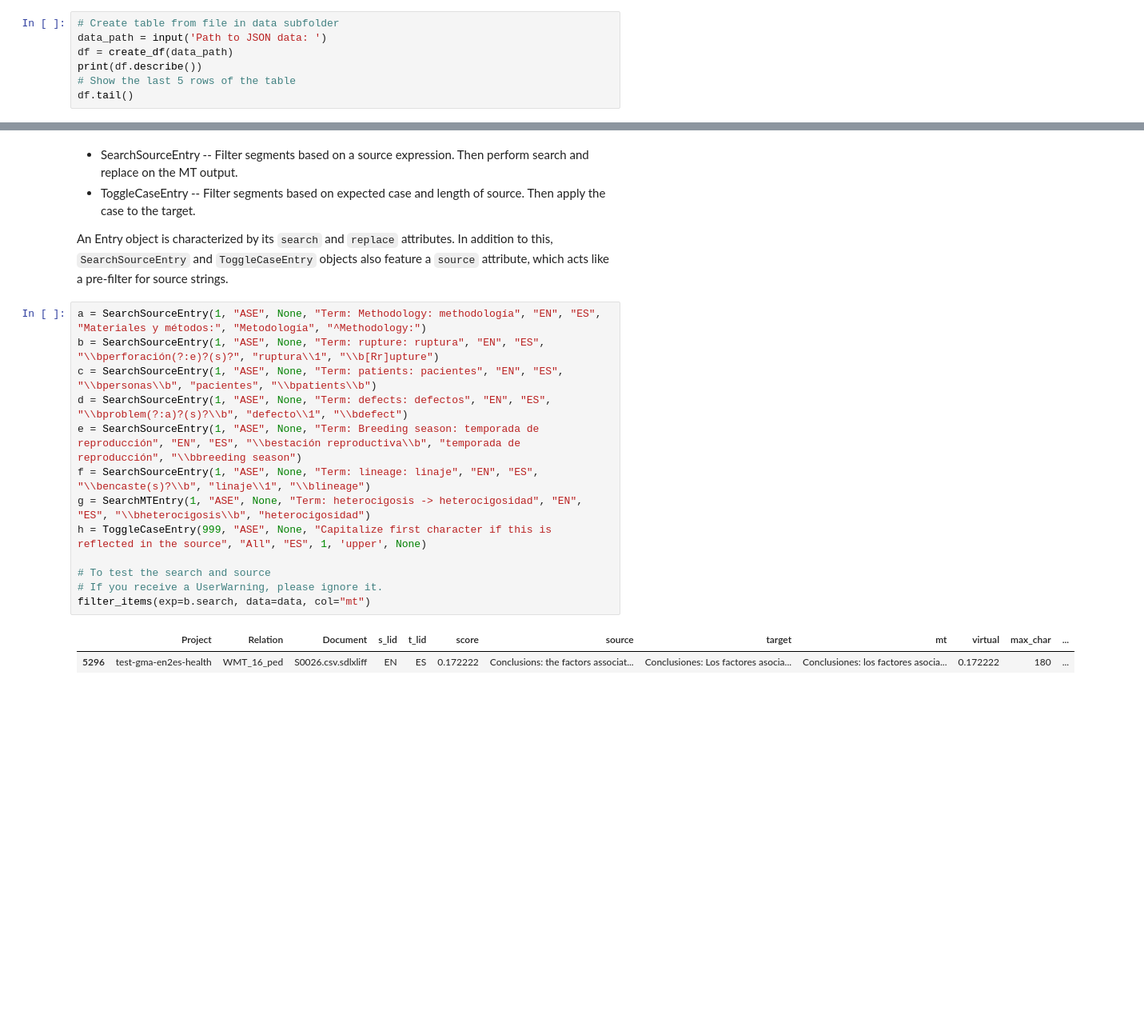
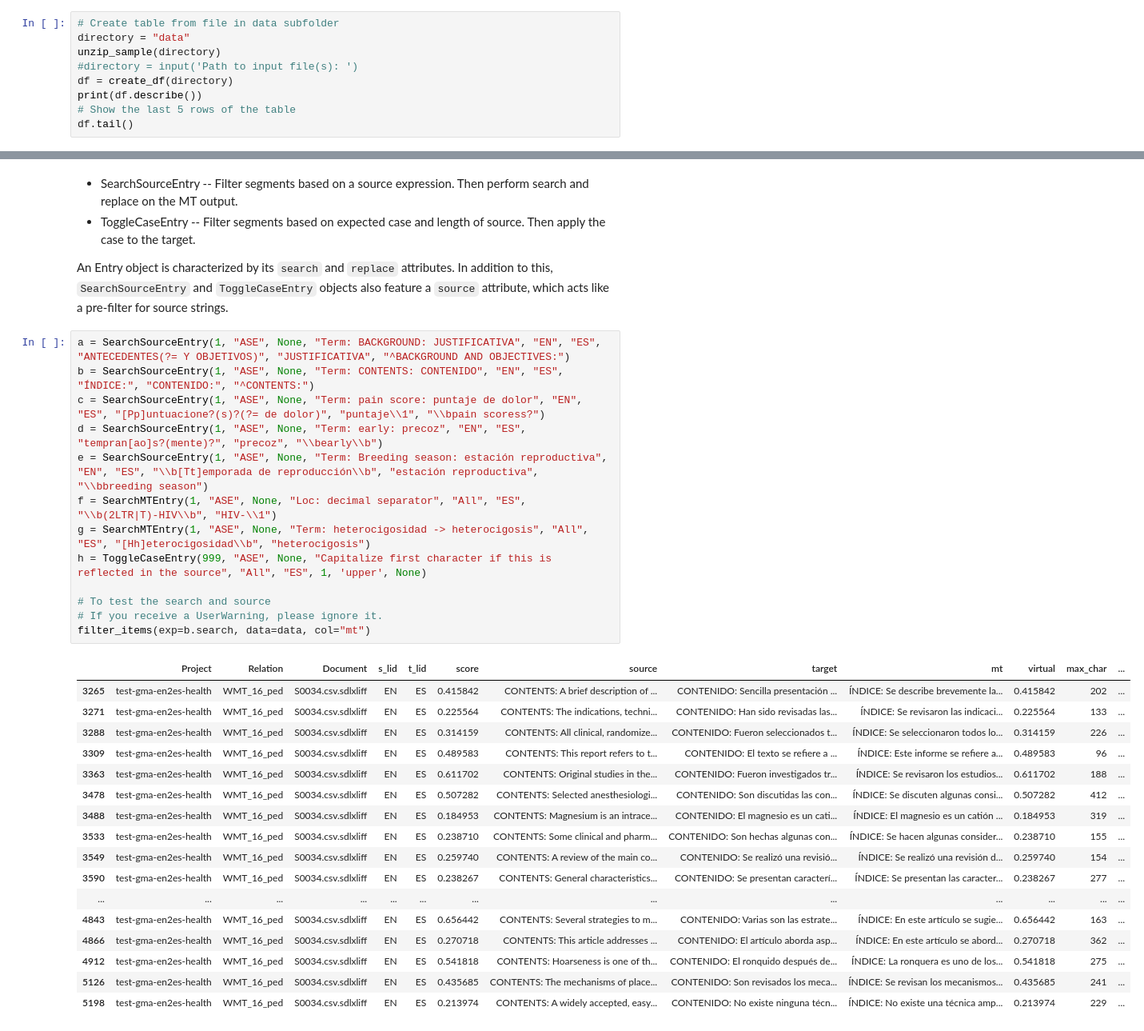
Before and after one commit to SeeligA/ped_reader, a Jupyter notebook: ped_reader_nb.ipynb, the cells around one changed output, grey strips where cells are left out. Shown: that part at 80% size. Cells and saved outputs as stored; diff of their text form; blank space fills up the shorter version.

```diff
--- a/ped_reader_nb.ipynb
+++ b/ped_reader_nb.ipynb
@@ -30,7 +38,9 @@ First, we will create a table by iterating over the JSON files contained in the
 # %%
 # Create table from file in data subfolder
-data_path = input('Path to JSON data: ')
-df = create_df(data_path)
+directory = "data"
+unzip_sample(directory)
+#directory = input('Path to input file(s): ')
+df = create_df(directory)
 print(df.describe())
 # Show the last 5 rows of the table
 df.tail()
@@ -171,21 +183,36 @@ First, we will create a number a rules to find and replace incorrect terms. In t
 
 An Entry object is characterized by its `search` and `replace` attributes. In addition to this, `SearchSourceEntry` and `ToggleCaseEntry` objects also feature a `source` attribute, which acts like a pre-filter for source strings.
 # %%
-a = SearchSourceEntry(1, "ASE", None, "Term: Methodology: methodología", "EN", "ES", "Materiales y métodos:", "Metodología", "^Methodology:")
-b = SearchSourceEntry(1, "ASE", None, "Term: rupture: ruptura", "EN", "ES", "\\bperforación(?:e)?(s)?", "ruptura\\1", "\\b[Rr]upture")
-c = SearchSourceEntry(1, "ASE", None, "Term: patients: pacientes", "EN", "ES", "\\bpersonas\\b", "pacientes", "\\bpatients\\b")
-d = SearchSourceEntry(1, "ASE", None, "Term: defects: defectos", "EN", "ES", "\\bproblem(?:a)?(s)?\\b", "defecto\\1", "\\bdefect")
-e = SearchSourceEntry(1, "ASE", None, "Term: Breeding season: temporada de reproducción", "EN", "ES", "\\bestación reproductiva\\b", "temporada de reproducción", "\\bbreeding season")
-f = SearchSourceEntry(1, "ASE", None, "Term: lineage: linaje", "EN", "ES", "\\bencaste(s)?\\b", "linaje\\1", "\\blineage")
-g = SearchMTEntry(1, "ASE", None, "Term: heterocigosis -> heterocigosidad", "EN", "ES", "\\bheterocigosis\\b", "heterocigosidad")
+a = SearchSourceEntry(1, "ASE", None, "Term: BACKGROUND: JUSTIFICATIVA", "EN", "ES", "ANTECEDENTES(?= Y OBJETIVOS)", "JUSTIFICATIVA", "^BACKGROUND AND OBJECTIVES:")
+b = SearchSourceEntry(1, "ASE", None, "Term: CONTENTS: CONTENIDO", "EN", "ES", "ÍNDICE:", "CONTENIDO:", "^CONTENTS:")
+c = SearchSourceEntry(1, "ASE", None, "Term: pain score: puntaje de dolor", "EN", "ES", "[Pp]untuacione?(s)?(?= de dolor)", "puntaje\\1", "\\bpain scoress?")
+d = SearchSourceEntry(1, "ASE", None, "Term: early: precoz", "EN", "ES", "tempran[ao]s?(mente)?", "precoz", "\\bearly\\b")
+e = SearchSourceEntry(1, "ASE", None, "Term: Breeding season: estación reproductiva", "EN", "ES", "\\b[Tt]emporada de reproducción\\b", "estación reproductiva", "\\bbreeding season")
+f = SearchMTEntry(1, "ASE", None, "Loc: decimal separator", "All", "ES", "\\b(2LTR|T)-HIV\\b", "HIV-\\1")
+g = SearchMTEntry(1, "ASE", None, "Term: heterocigosidad -> heterocigosis", "All", "ES", "[Hh]eterocigosidad\\b", "heterocigosis")
 h = ToggleCaseEntry(999, "ASE", None, "Capitalize first character if this is reflected in the source", "All", "ES", 1, 'upper', None)
 
 # To test the search and source
 # If you receive a UserWarning, please ignore it.
 filter_items(exp=b.search, data=data, col="mt")
 # %% [output]
 |  | Project | Relation | Document | s_lid | t_lid | score | source | target | mt | virtual | max_char | ... |
-| 5296 | test-gma-en2es-health | WMT_16_ped | S0026.csv.sdlxliff | EN | ES | 0.172222 | Conclusions: the factors associat... | Conclusiones: Los factores asocia... | Conclusiones: los factores asocia... | 0.172222 | 180 | ... |
+| 3265 | test-gma-en2es-health | WMT_16_ped | S0034.csv.sdlxliff | EN | ES | 0.415842 | CONTENTS: A brief description of ... | CONTENIDO: Sencilla presentación ... | ÍNDICE: Se describe brevemente la... | 0.415842 | 202 | ... |
+| 3271 | test-gma-en2es-health | WMT_16_ped | S0034.csv.sdlxliff | EN | ES | 0.225564 | CONTENTS: The indications, techni... | CONTENIDO: Han sido revisadas las... | ÍNDICE: Se revisaron las indicaci... | 0.225564 | 133 | ... |
+| 3288 | test-gma-en2es-health | WMT_16_ped | S0034.csv.sdlxliff | EN | ES | 0.314159 | CONTENTS: All clinical, randomize... | CONTENIDO: Fueron seleccionados t... | ÍNDICE: Se seleccionaron todos lo... | 0.314159 | 226 | ... |
+| 3309 | test-gma-en2es-health | WMT_16_ped | S0034.csv.sdlxliff | EN | ES | 0.489583 | CONTENTS: This report refers to t... | CONTENIDO: El texto se refiere a ... | ÍNDICE: Este informe se refiere a... | 0.489583 | 96 | ... |
+| 3363 | test-gma-en2es-health | WMT_16_ped | S0034.csv.sdlxliff | EN | ES | 0.611702 | CONTENTS: Original studies in the... | CONTENIDO: Fueron investigados tr... | ÍNDICE: Se revisaron los estudios... | 0.611702 | 188 | ... |
+| 3478 | test-gma-en2es-health | WMT_16_ped | S0034.csv.sdlxliff | EN | ES | 0.507282 | CONTENTS: Selected anesthesiologi... | CONTENIDO: Son discutidas las con... | ÍNDICE: Se discuten algunas consi... | 0.507282 | 412 | ... |
+| 3488 | test-gma-en2es-health | WMT_16_ped | S0034.csv.sdlxliff | EN | ES | 0.184953 | CONTENTS: Magnesium is an intrace... | CONTENIDO: El magnesio es un cati... | ÍNDICE: El magnesio es un catión ... | 0.184953 | 319 | ... |
+| 3533 | test-gma-en2es-health | WMT_16_ped | S0034.csv.sdlxliff | EN | ES | 0.238710 | CONTENTS: Some clinical and pharm... | CONTENIDO: Son hechas algunas con... | ÍNDICE: Se hacen algunas consider... | 0.238710 | 155 | ... |
+| 3549 | test-gma-en2es-health | WMT_16_ped | S0034.csv.sdlxliff | EN | ES | 0.259740 | CONTENTS: A review of the main co... | CONTENIDO: Se realizó una revisió... | ÍNDICE: Se realizó una revisión d... | 0.259740 | 154 | ... |
+| 3590 | test-gma-en2es-health | WMT_16_ped | S0034.csv.sdlxliff | EN | ES | 0.238267 | CONTENTS: General characteristics... | CONTENIDO: Se presentan caracterí... | ÍNDICE: Se presentan las caracter... | 0.238267 | 277 | ... |
+| ... | ... | ... | ... | ... | ... | ... | ... | ... | ... | ... | ... | ... |
+| 4843 | test-gma-en2es-health | WMT_16_ped | S0034.csv.sdlxliff | EN | ES | 0.656442 | CONTENTS: Several strategies to m... | CONTENIDO: Varias son las estrate... | ÍNDICE: En este artículo se sugie... | 0.656442 | 163 | ... |
+| 4866 | test-gma-en2es-health | WMT_16_ped | S0034.csv.sdlxliff | EN | ES | 0.270718 | CONTENTS: This article addresses ... | CONTENIDO: El artículo aborda asp... | ÍNDICE: En este artículo se abord... | 0.270718 | 362 | ... |
+| 4912 | test-gma-en2es-health | WMT_16_ped | S0034.csv.sdlxliff | EN | ES | 0.541818 | CONTENTS: Hoarseness is one of th... | CONTENIDO: El ronquido después de... | ÍNDICE: La ronquera es uno de los... | 0.541818 | 275 | ... |
+| 5126 | test-gma-en2es-health | WMT_16_ped | S0034.csv.sdlxliff | EN | ES | 0.435685 | CONTENTS: The mechanisms of place... | CONTENIDO: Son revisados los meca... | ÍNDICE: Se revisan los mecanismos... | 0.435685 | 241 | ... |
+| 5198 | test-gma-en2es-health | WMT_16_ped | S0034.csv.sdlxliff | EN | ES | 0.213974 | CONTENTS: A widely accepted, easy... | CONTENIDO: No existe ninguna técn... | ÍNDICE: No existe una técnica amp... | 0.213974 | 229 | ... |
 # %% [markdown]
 ### Compiling substitution sets of rules
 After creating some rules relevant to the error patterns found in the data, we are going to apply them and measure their impact on the PED. This includes:
```
Also changed, not shown: parts of 13 cells of this notebook, 20 other files.
